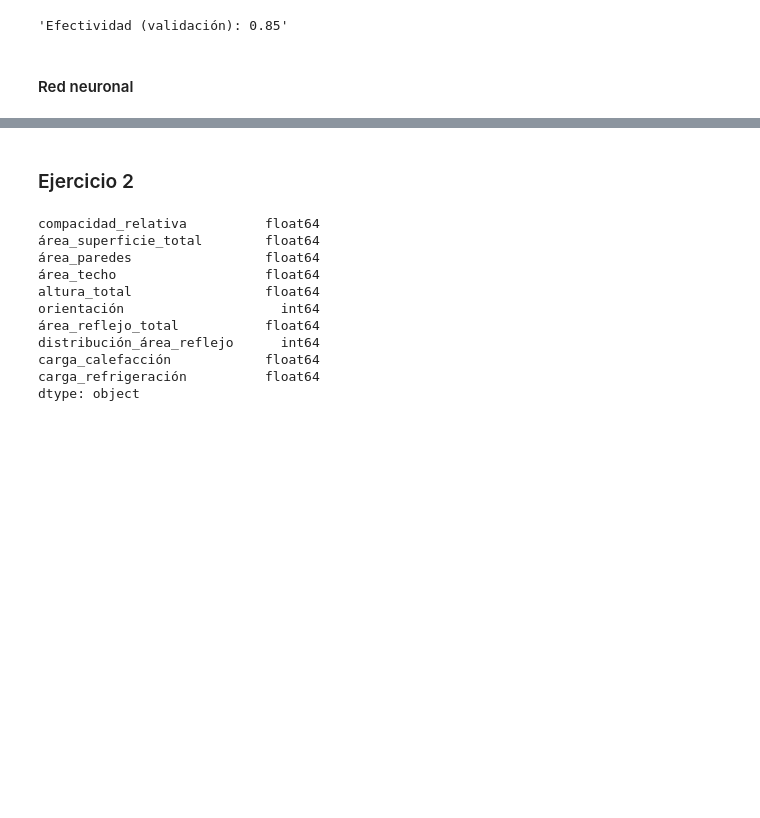
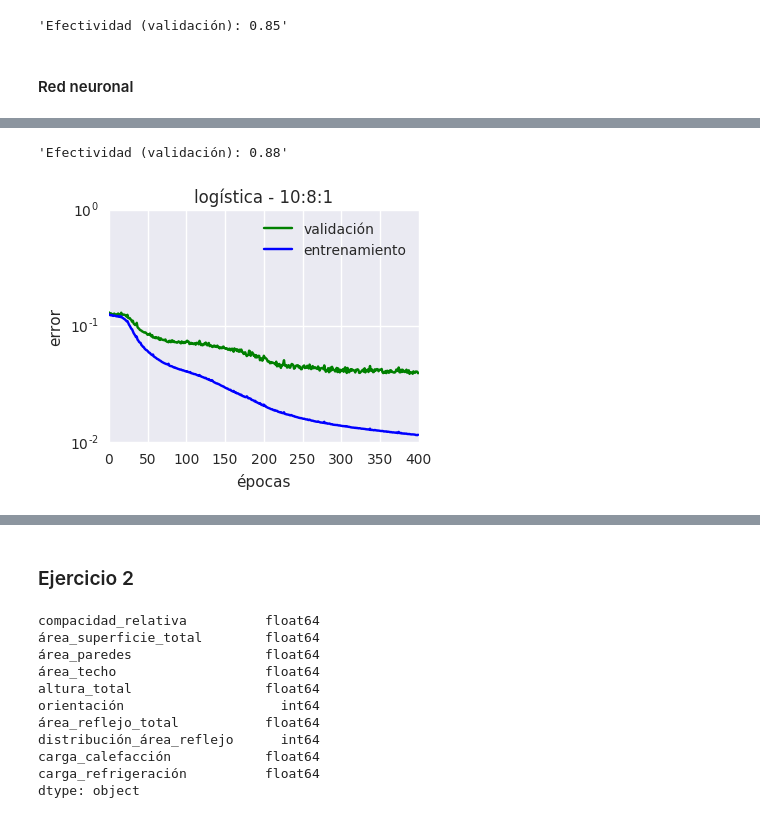
Before and after one commit to matiasbattocchia/redes-neuronales, a Jupyter notebook: tp1/TP 1.ipynb, the cells around one changed output, grey strips where cells are left out. Cells and saved outputs as stored; diff of their text form; code cells hidden in the pictures; blank space fills up the shorter version.

```diff
--- a/tp1/TP 1.ipynb
+++ b/tp1/TP 1.ipynb
@@ -614,0 +589,12 @@ Error absoluto medio (validación): 2.34
+# %%
+experimento(
+    figura=True,
+    épocas=400,
+    capas_ocultas=(8,),
+    aprendizaje=1e-1,
+    activación=logística,
+    lote=1
+)
+# %% [output]
+'Efectividad (validación): 0.88'
+[figure, added]
```
Also changed, not shown: parts of 61 cells of this notebook.
